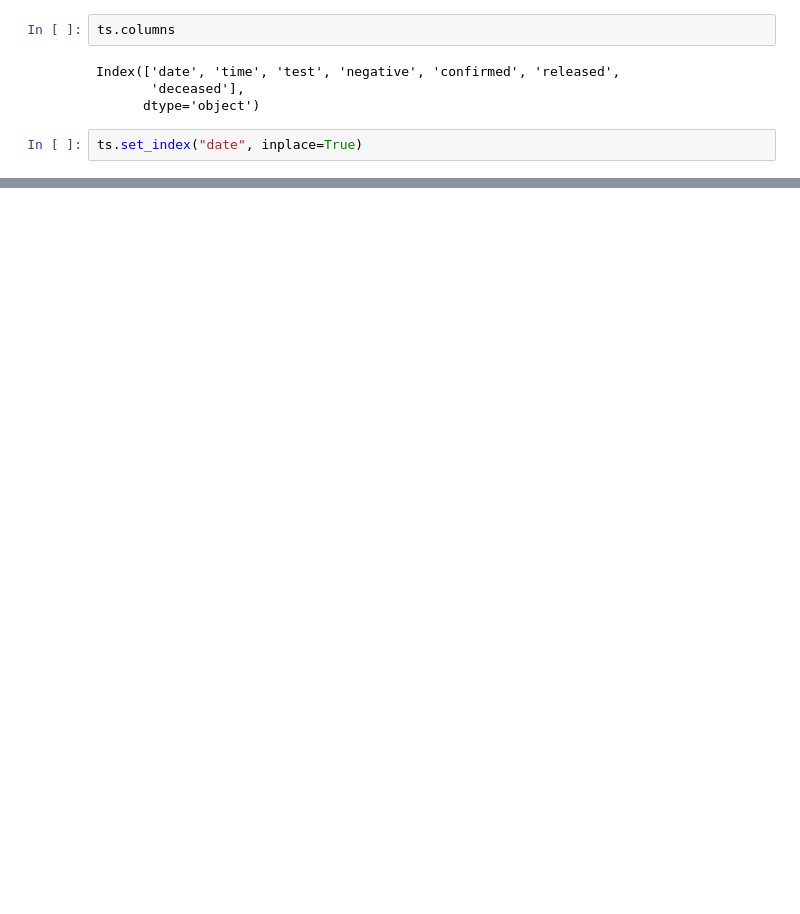
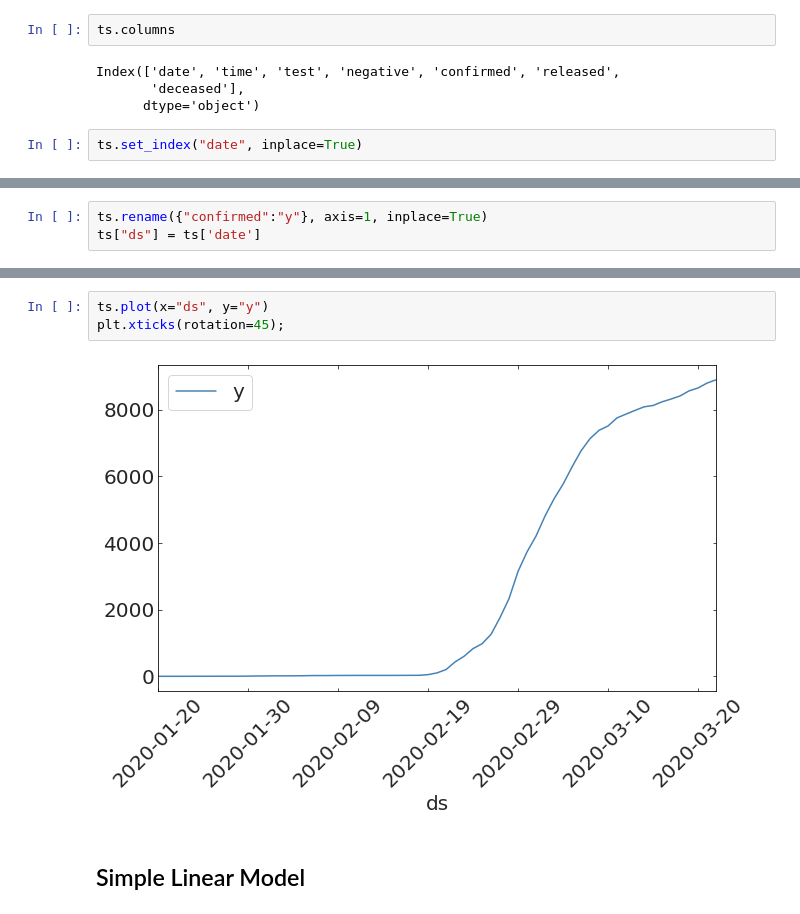
Before and after one commit to RileyWClarke/MLTSA_COVID19, a Jupyter notebook: COVID_19.ipynb, the cells around one changed output, grey strips where cells are left out. Saved outputs shown, nothing was run; the diff lists cells and outputs as text; blank space fills up the shorter version.

```diff
--- a/COVID_19.ipynb
+++ b/COVID_19.ipynb
@@ -161,0 +191,3 @@ for c in ts.columns[2:]:
+# %%
+ts.rename({"confirmed":"y"}, axis=1, inplace=True)
+ts["ds"] = ts['date']
@@ -161,0 +212,7 @@ for c in ts.columns[2:]:
+# %%
+ts.plot(x="ds", y="y")
+plt.xticks(rotation=45);
+# %% [output]
+[figure, added]
+# %% [markdown]
+## Simple Linear Model
```
Also changed, not shown: parts of 24 cells of this notebook.
